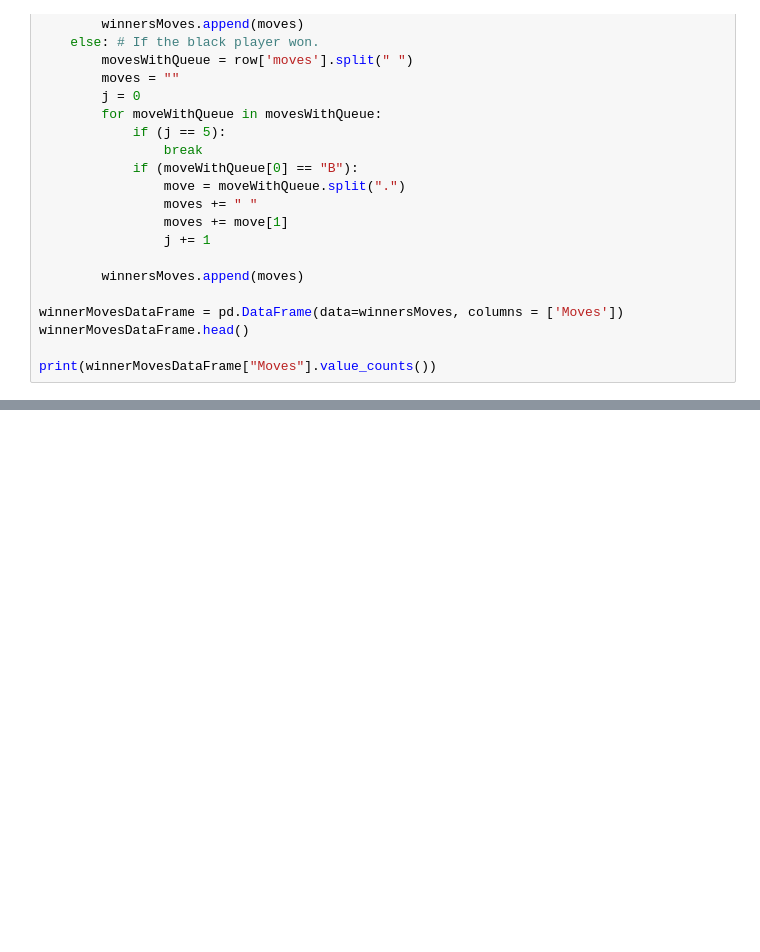
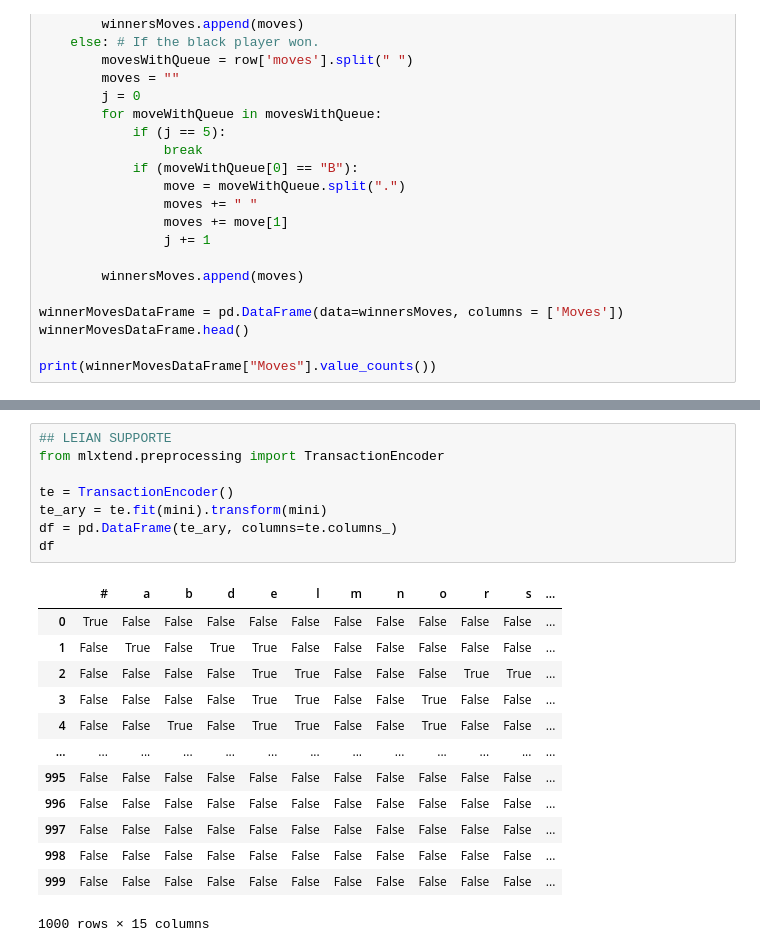
Before and after one commit to josssuu/Chesstelmen, a Jupyter notebook: Data Cleaning.ipynb, the cells around one changed output, grey strips where cells are left out. Drawn from its saved outputs; the diff is of its cells as text; blank space fills up the shorter version.

```diff
--- a/Data Cleaning.ipynb
+++ b/Data Cleaning.ipynb
@@ -248,0 +423,22 @@ e3      2       1      0            3
+# %%
+## LEIAN SUPPORTE
+from mlxtend.preprocessing import TransactionEncoder
+
+te = TransactionEncoder()
+te_ary = te.fit(mini).transform(mini)
+df = pd.DataFrame(te_ary, columns=te.columns_)
+df
+# %% [output]
+|  | # | a | b | d | e | l | m | n | o | r | s | ... |
+| 0 | True | False | False | False | False | False | False | False | False | False | False | ... |
+| 1 | False | True | False | True | True | False | False | False | False | False | False | ... |
+| 2 | False | False | False | False | True | True | False | False | False | True | True | ... |
+| 3 | False | False | False | False | True | True | False | False | True | False | False | ... |
+| 4 | False | False | True | False | True | True | False | False | True | False | False | ... |
+| ... | ... | ... | ... | ... | ... | ... | ... | ... | ... | ... | ... | ... |
+| 995 | False | False | False | False | False | False | False | False | False | False | False | ... |
+| 996 | False | False | False | False | False | False | False | False | False | False | False | ... |
+| 997 | False | False | False | False | False | False | False | False | False | False | False | ... |
+| 998 | False | False | False | False | False | False | False | False | False | False | False | ... |
+| 999 | False | False | False | False | False | False | False | False | False | False | False | ... |
+1000 rows × 15 columns
```
Also changed, not shown: parts of 6 cells of this notebook.
